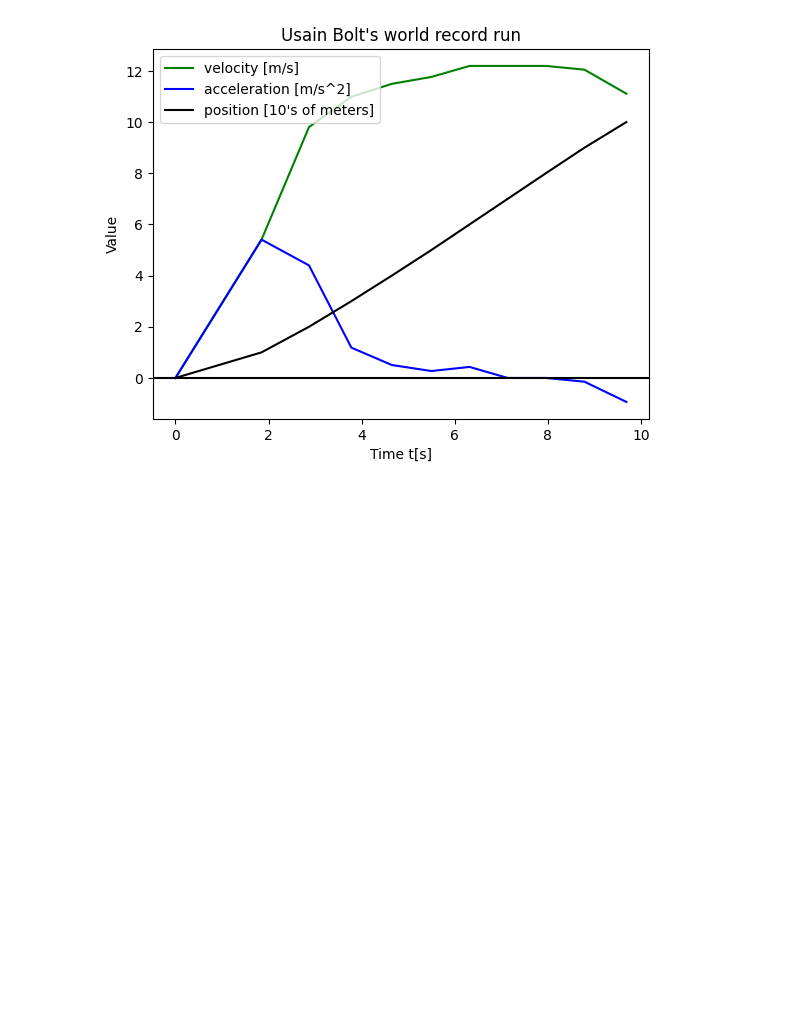
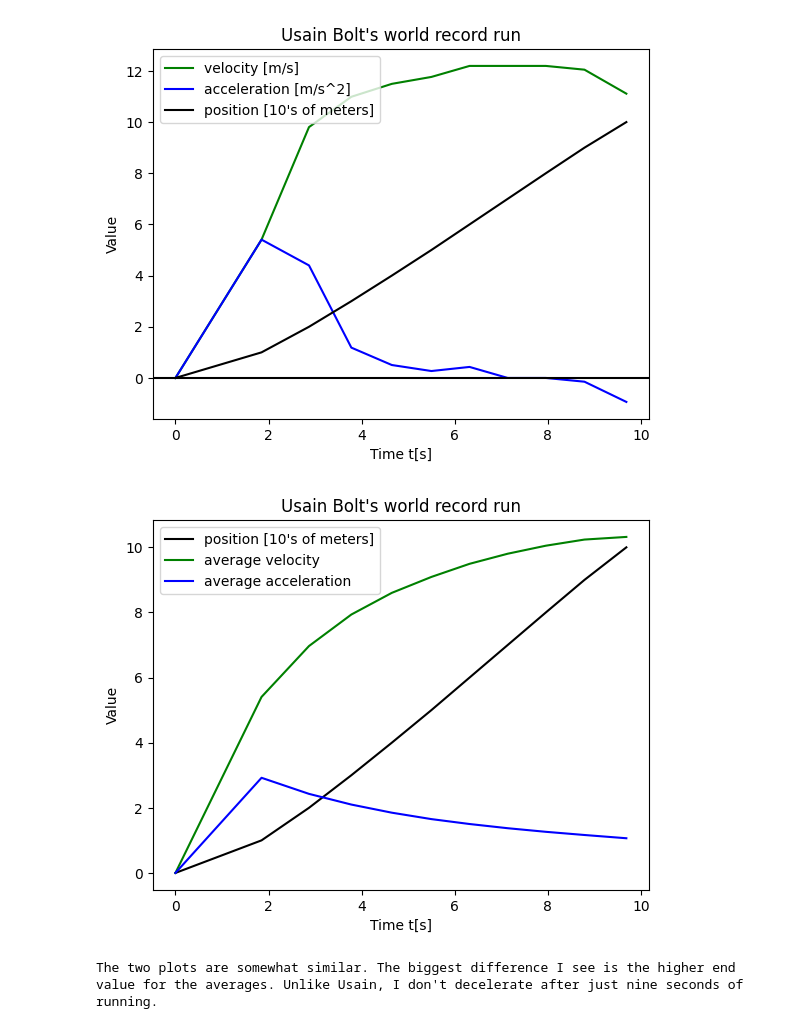
Before and after one commit to Amplewarrior/phy321msu, a Jupyter notebook: homeworks/hw1.ipynb, the cells around one changed output. Saved outputs shown, nothing was run; the diff lists cells and outputs as text; code cells hidden in the pictures; blank space fills up the shorter version.

```diff
--- a/homeworks/hw1.ipynb
+++ b/homeworks/hw1.ipynb
@@ -259,11 +302,25 @@ plt.show()
 # %%
 #Now lets try out those total averages. Average from x=0 to x=x[i]. For velocity, divide distance x[i] by time t[i], for acceleration divide by time t[i] twice.
 #vtotal = x / t
 #atotal = x / t**2 oops gotta get rid of those zeros
 
 vtotal = x[1:] / t[1:]
 atotal = x[1:] / t[1:]**2
 
+vtotal = np.insert(vtotal, 0, 0)
+atotal = np.insert(atotal, 0, 0)
+
+
 plt.plot(t,x/10, color='black', label = 'position [10\'s of meters]')
-plt.plot(t,, color='black', label = 'position [10\'s of meters]')
-plt.plot(t,x/10, color='black', label = 'position [10\'s of meters]')
+plt.plot(t, vtotal, color='green', label = 'average velocity')
+plt.plot(t, atotal, color='blue', label = 'average acceleration')
+plt.xlabel("Time t[s]")
+plt.ylabel("Value")
+plt.title("Usain Bolt's world record run")
+plt.legend()
+plt.show()
+
+print('The two plots are somewhat similar. The biggest difference I see is the higher end value for the averages. Unlike Usain, I don\'t decelerate after just nine seconds of running.')
+# %% [output]
+[figure, added]
+The two plots are somewhat similar. The biggest difference I see is the higher end value for the averages. Unlike Usain, I don't decelerate after just nine seconds of running.
```
Also changed, not shown: parts of 5 cells of this notebook, 1 other file.
